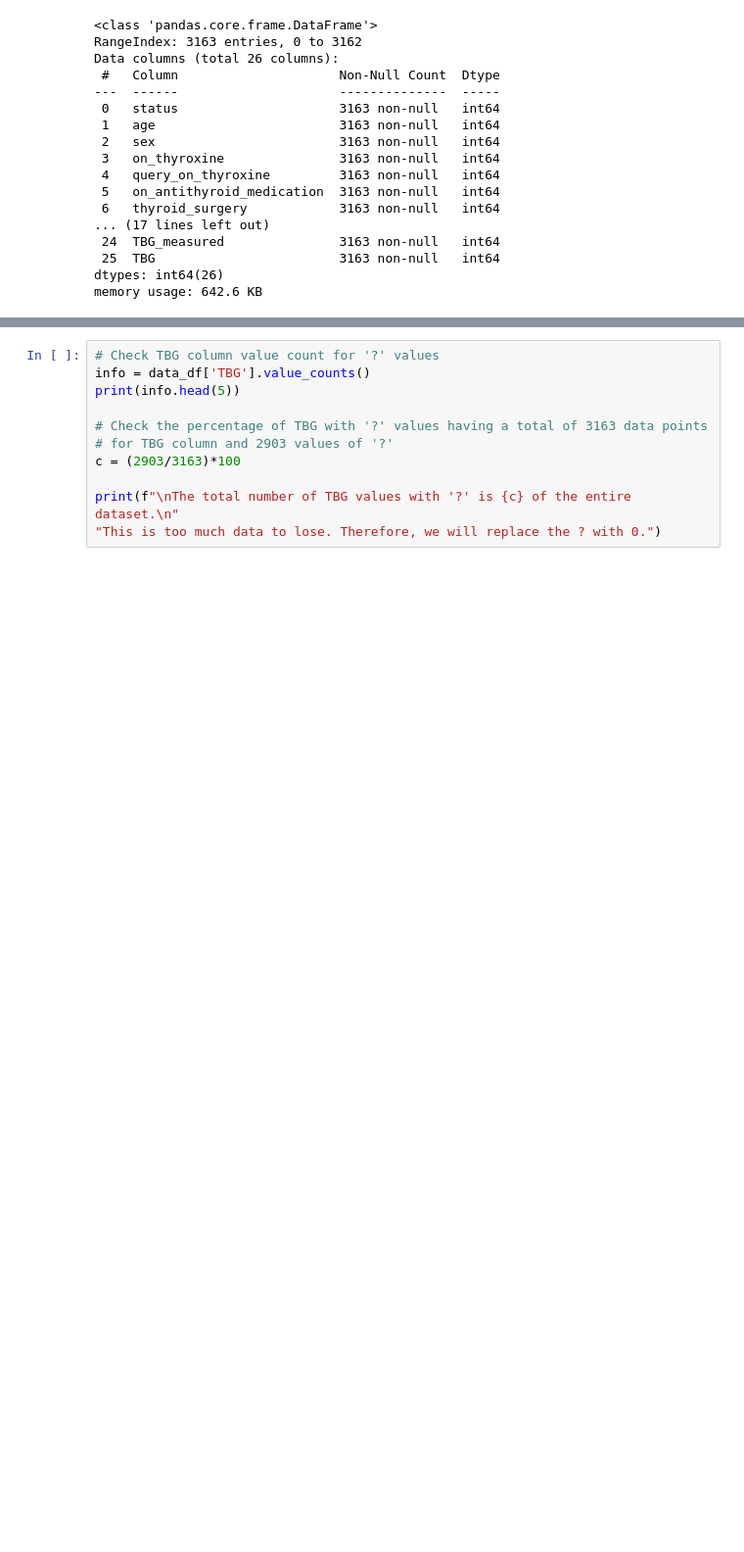
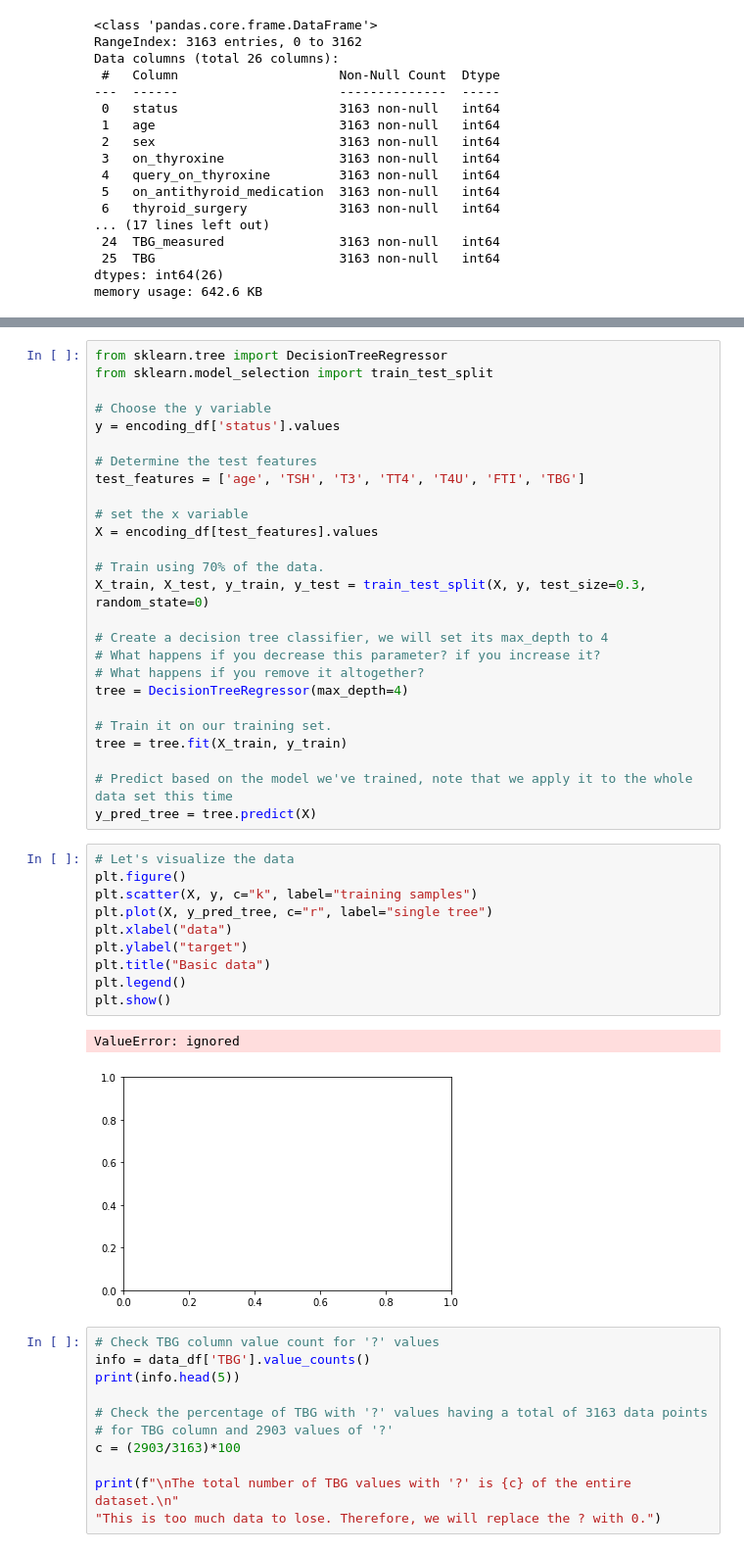
Before and after one commit to veronica1013/Test-for-Hypothyroidism, a Jupyter notebook: Moringa_Data_Science_Core_Module2_W8_Independent_Project_2021_10_Veronica_Isiaho_Python_Notebook_ipynb.ipynb, the cells around one changed output, grey strips where cells are left out. Shown at 98% size. Cells and saved outputs as stored; diff of their text form; blank space fills up the shorter version.

```diff
--- a/Moringa_Data_Science_Core_Module2_W8_Independent_Project_2021_10_Veronica_Isiaho_Python_Notebook_ipynb.ipynb
+++ b/Moringa_Data_Science_Core_Module2_W8_Independent_Project_2021_10_Veronica_Isiaho_Python_Notebook_ipynb.ipynb
@@ -411,3 +718,42 @@ data_df.shape
+# %%
+from sklearn.tree import DecisionTreeRegressor
+from sklearn.model_selection import train_test_split
+
+# Choose the y variable
+y = encoding_df['status'].values
+
+# Determine the test features
+test_features = ['age', 'TSH', 'T3', 'TT4', 'T4U', 'FTI', 'TBG']
+
+# set the x variable
+X = encoding_df[test_features].values
+
+# Train using 70% of the data.
+X_train, X_test, y_train, y_test = train_test_split(X, y, test_size=0.3, random_state=0)
+
+# Create a decision tree classifier, we will set its max_depth to 4
+# What happens if you decrease this parameter? if you increase it?
+# What happens if you remove it altogether?
+tree = DecisionTreeRegressor(max_depth=4)
+
+# Train it on our training set.
+tree = tree.fit(X_train, y_train)
+
+# Predict based on the model we've trained, note that we apply it to the whole data set this time
+y_pred_tree = tree.predict(X)
+# %%
+# Let's visualize the data
+plt.figure()
+plt.scatter(X, y, c="k", label="training samples")
+plt.plot(X, y_pred_tree, c="r", label="single tree")
+plt.xlabel("data")
+plt.ylabel("target")
+plt.title("Basic data")
+plt.legend()
+plt.show()
+# %% [output]
+ValueError: ignored
+[figure, added]
 # %%
 # Check TBG column value count for '?' values
 info = data_df['TBG'].value_counts()
```
Also changed, not shown: parts of 34 cells of this notebook.
